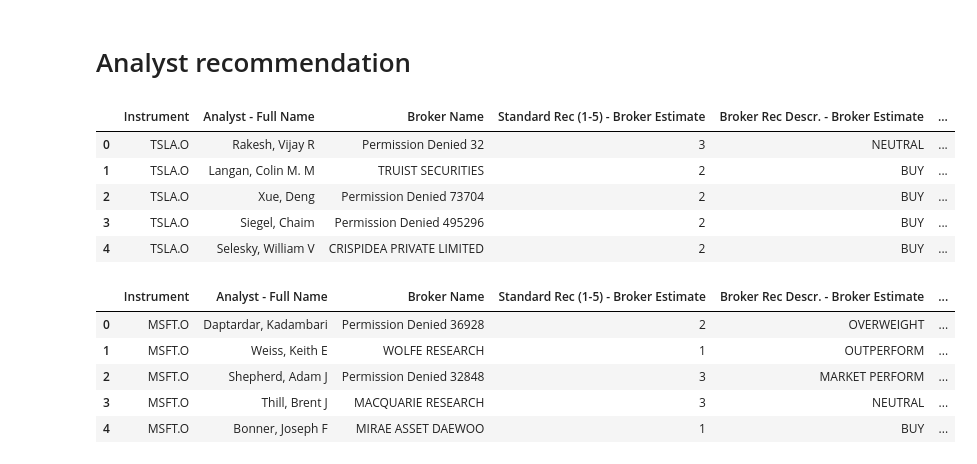
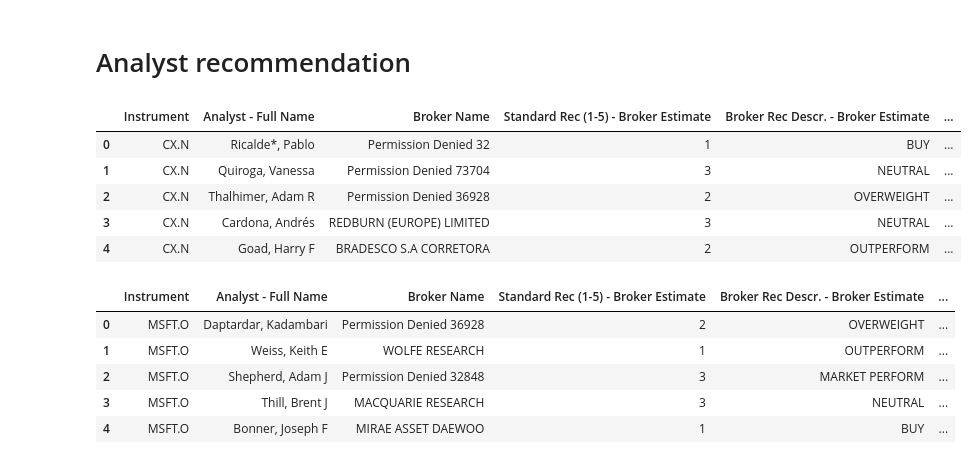
Before and after one commit to neftalivldz/tec-finanzas-2023, a Jupyter notebook: 02_Pandas_operaciones_basicas.ipynb, the cells around one changed output. Drawn from its saved outputs; the diff is of its cells as text; code cells hidden in the pictures.

```diff
--- a/02_Pandas_operaciones_basicas.ipynb
+++ b/02_Pandas_operaciones_basicas.ipynb
@@ -101,17 +105,17 @@ eps
 # %%
 fields = ['TR.AnalystName','TR.RecLabelEstBrokerName','TR.RecEstValue',
           'TR.BrkRecLabel','TR.TPEstValue','TR.EPSLTGEstValue','TR.SingleStockRatingRecommendation1to5T24M',
           'TR.SingleStockRatingRecommendation1to100T24M','TR.RecMean','TR.PriceTargetMean','TR.LTGMean']
 
-analysts,err = ek.get_data(['TSLA.O'], fields)
+analysts,err = ek.get_data(['CX.N'], fields)
 analysts.head(5)
 # %% [output]
 |  | Instrument | Analyst - Full Name | Broker Name | Standard Rec (1-5) - Broker Estimate | Broker Rec Descr. - Broker Estimate | ... |
-| 0 | TSLA.O | Rakesh, Vijay R | Permission Denied 32 | 3 | NEUTRAL | ... |
-| 1 | TSLA.O | Langan, Colin M. M | TRUIST SECURITIES | 2 | BUY | ... |
-| 2 | TSLA.O | Xue, Deng | Permission Denied 73704 | 2 | BUY | ... |
-| 3 | TSLA.O | Siegel, Chaim | Permission Denied 495296 | 2 | BUY | ... |
-| 4 | TSLA.O | Selesky, William V | CRISPIDEA PRIVATE LIMITED | 2 | BUY | ... |
+| 0 | CX.N | Ricalde*, Pablo | Permission Denied 32 | 1 | BUY | ... |
+| 1 | CX.N | Quiroga, Vanessa | Permission Denied 73704 | 3 | NEUTRAL | ... |
+| 2 | CX.N | Thalhimer, Adam R | Permission Denied 36928 | 2 | OVERWEIGHT | ... |
+| 3 | CX.N | Cardona, Andrés | REDBURN (EUROPE) LIMITED | 3 | NEUTRAL | ... |
+| 4 | CX.N | Goad, Harry F | BRADESCO S.A CORRETORA | 2 | OUTPERFORM | ... |
 # %%
 fields = ['TR.AnalystName','TR.RecLabelEstBrokerName','TR.RecEstValue',
           'TR.BrkRecLabel','TR.TPEstValue','TR.EPSLTGEstValue','TR.SingleStockRatingRecommendation1to5T24M',
```
Also changed, not shown: parts of 12 cells of this notebook, 2 other files.
